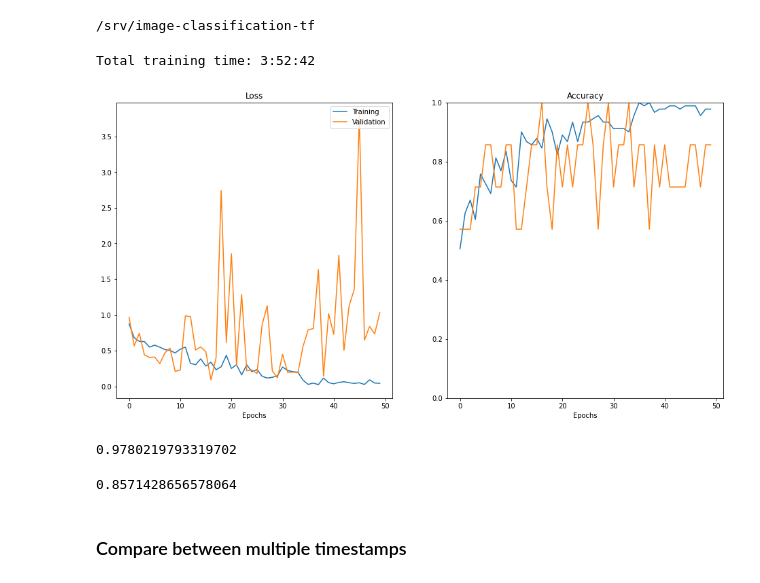
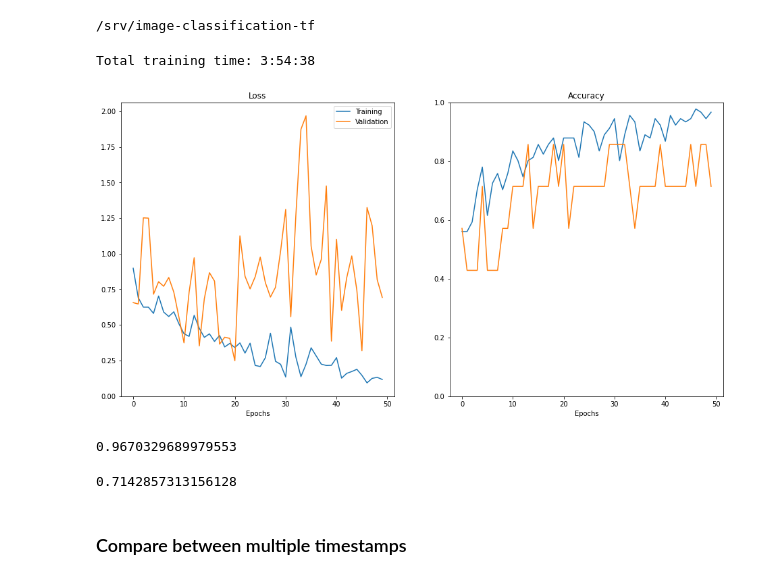
Before and after one commit to MiriamCobo/CoronaryArteries, a Jupyter notebook: notebooks/2.0-Model_training.ipynb, the cells around one changed output. Drawn from its saved outputs; the diff is of its cells as text; code cells hidden in the pictures.

Commit message:
Third spider model results

```diff
--- a/notebooks/2.0-Model_training.ipynb
+++ b/notebooks/2.0-Model_training.ipynb
@@ -51,44 +51,44 @@ import os
 import json
 from datetime import timedelta
 
 import matplotlib.pylab as plt
 import numpy as np
 
 from imgclas import paths, plot_utils
 
 # User parameters to set
-TIMESTAMP = '2021-11-08_Tortuosidad2_spider_Xception_50ep'                       # timestamp of the model
+TIMESTAMP = '2021-11-08_Tortuosidad3_spider_Xception_50ep'                       # timestamp of the model
 
 # Set the timestamp
 paths.timestamp = TIMESTAMP
 
 # Load training statistics
 stats_path = os.path.join(paths.get_stats_dir(), 'stats.json')
 with open(stats_path) as f:
     stats = json.load(f)
 
 # Load training configuration
 conf_path = os.path.join(paths.get_conf_dir(), 'conf.json')
 with open(conf_path) as f:
     conf = json.load(f)
 
 # Plot the trainig plots
 plot_utils.training_plots(conf, stats)
 
 # Print total training time
 tr_time = int(stats['training time (s)'])
 print('Total training time: {}'.format(timedelta(seconds=tr_time)))
 # %% [output]
-Total training time: 3:52:42
+Total training time: 3:54:38
-[figure, old version]
+[figure, new version]
 # %%
 stats['acc'][-1] # accuracy last epoch train
 # %% [output]
-0.9780219793319702
+0.9670329689979553
 # %%
 stats['val_acc'][-1] # acc last epoch val
 # %% [output]
-0.8571428656578064
+0.7142857313156128
 # %% [markdown]
 ### Compare between multiple timestamps
 # %%
```
Also changed, not shown: parts of 1 cell of this notebook, 5 other files.
